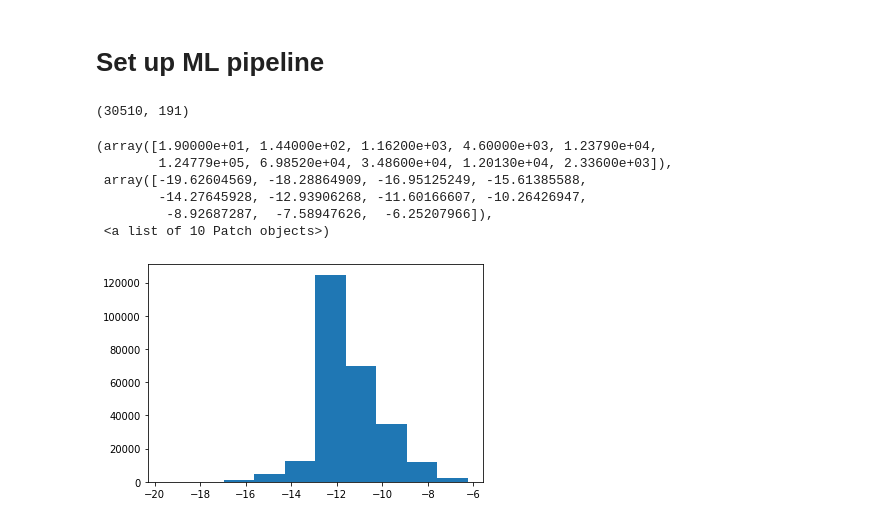
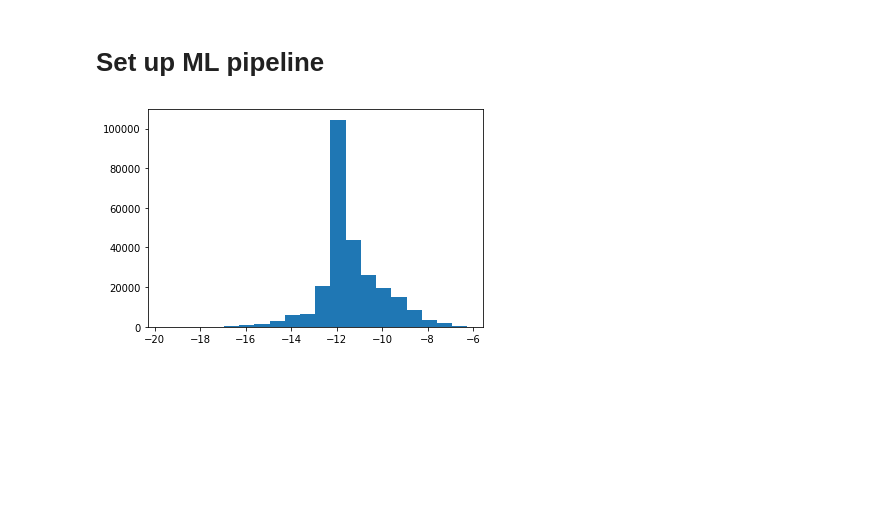
Before and after one commit to lheagy/heagy-2019-casing-ml, a Jupyter notebook: notebooks/pytorch_pipeline.ipynb, the cells around one changed output. Drawn from its saved outputs; the diff is of its cells as text; code cells hidden in the pictures; blank space fills up the shorter version.

```diff
--- a/notebooks/pytorch_pipeline.ipynb
+++ b/notebooks/pytorch_pipeline.ipynb
@@ -689,5 +695 @@ device = torch.device("cpu")
-# %%
-j.shape
-# %% [output]
-(30510, 191)
 # %%
@@ -696,10 +703,4 @@ rhs = getRHS(sim, source)
 # %%
-plt.hist(np.log10(np.abs(jd_numpy)))
+plt.hist(np.log10(np.abs(jd_numpy)), 20);
 # %% [output]
-(array([1.90000e+01, 1.44000e+02, 1.16200e+03, 4.60000e+03, 1.23790e+04,
-        1.24779e+05, 6.98520e+04, 3.48600e+04, 1.20130e+04, 2.33600e+03]),
- array([-19.62604569, -18.28864909, -16.95125249, -15.61385588,
-        -14.27645928, -12.93906268, -11.60166607, -10.26426947,
-         -8.92687287,  -7.58947626,  -6.25207966]),
- <a list of 10 Patch objects>)
-[figure, old version]
+[figure, new version]
```
Also changed, not shown: parts of 36 cells of this notebook, 1 other file.
